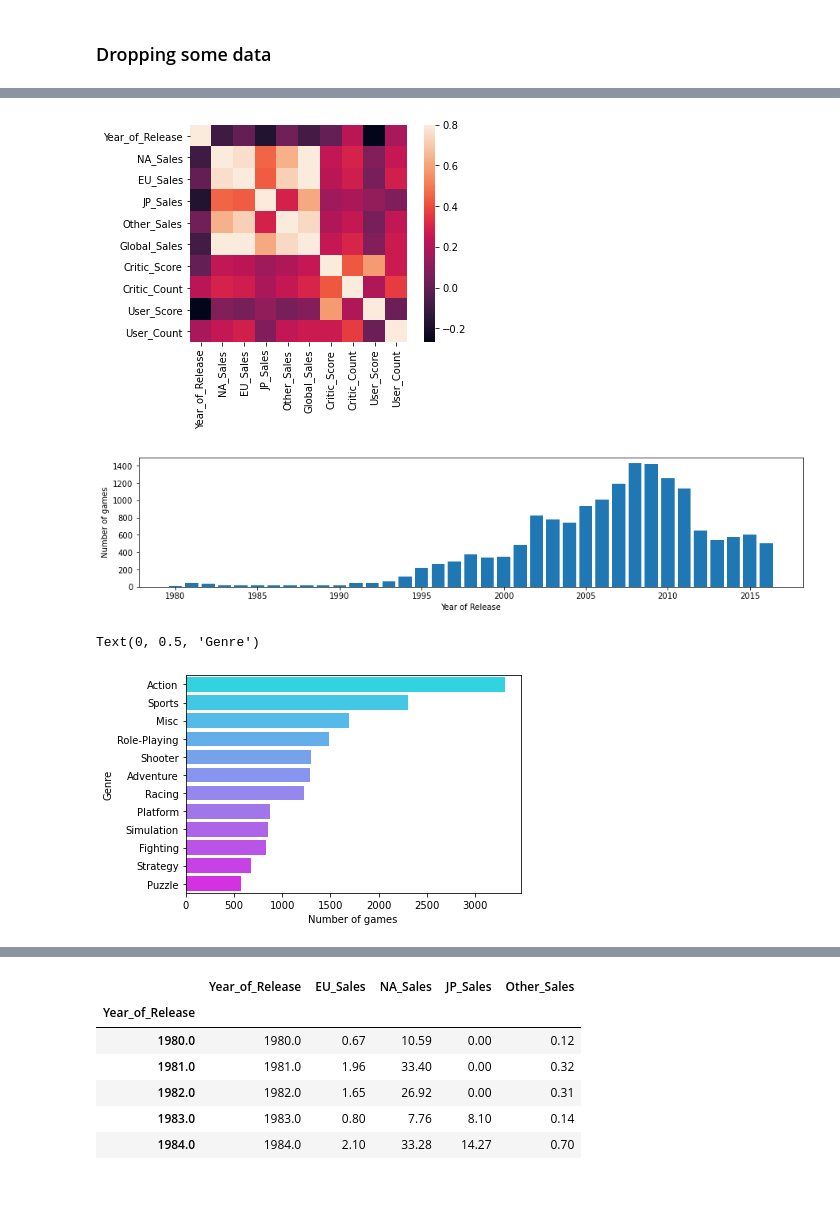
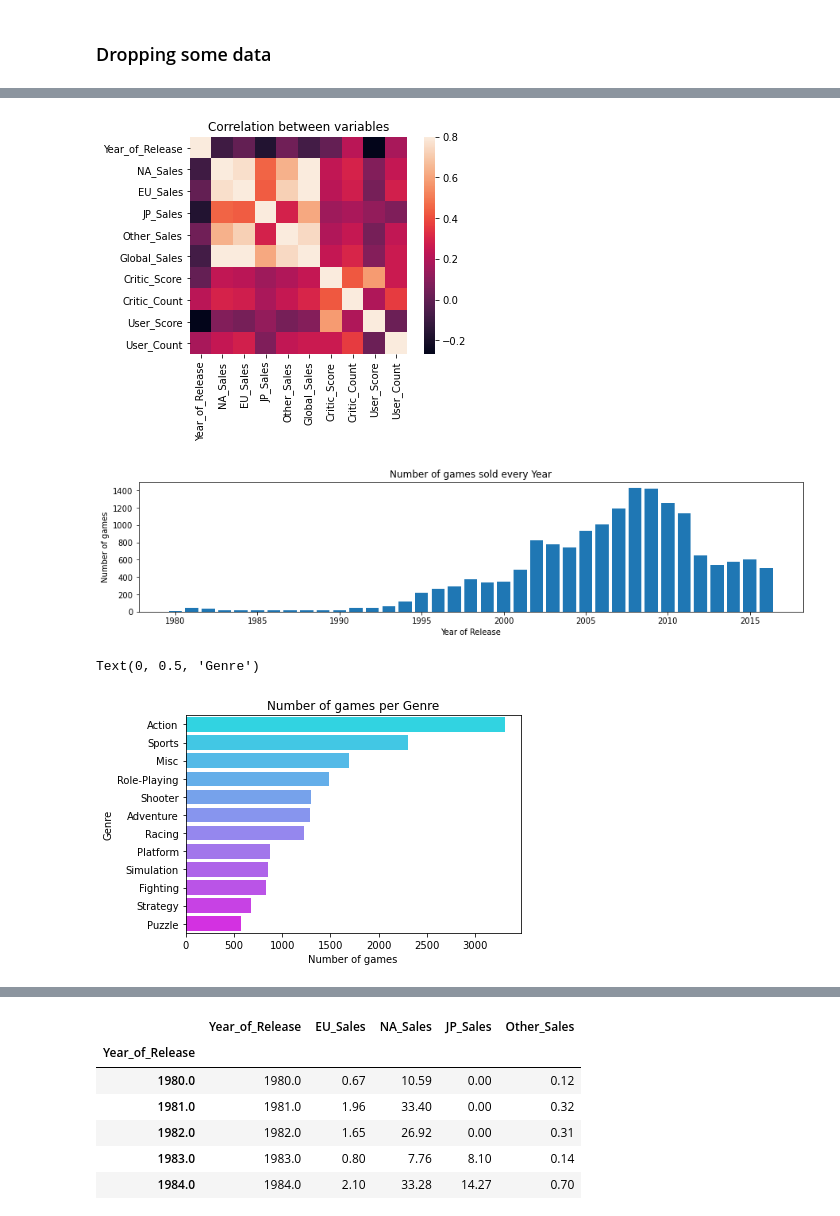
Before and after one commit to Azurolu/dataviz-dash, a Jupyter notebook: notebook (with pip installs)(1)(3).ipynb, the cells around one changed output, grey strips where cells are left out. Saved outputs shown, nothing was run; the diff lists cells and outputs as text; code cells hidden in the pictures; blank space fills up the shorter version.

```diff
--- a/notebook (with pip installs)(1)(3).ipynb
+++ b/notebook (with pip installs)(1)(3).ipynb
@@ -128,30 +129,30 @@ df.describe()
 | max | 2016.000000 | 41.360000 | 28.960000 | 10.220000 | 10.570000 | 82.530000 | 98.000000 | 113.000000 | ... |
 # %%
 corrmat = df.corr()
-fig5 = sns.heatmap(corrmat, vmax=.8, square=True);
+fig5 = sns.heatmap(corrmat, vmax=.8, square=True).set_title('Correlation between variables')
 # %% [output]
-[figure, old version]
+[figure, new version]
 # %%
 x = df['Year_of_Release'].value_counts().keys()
 y = df['Year_of_Release'].value_counts()
 plt.figure(figsize=(15,3))
 fig6 = plt.bar(x,y)
 plt.ylabel("Number of games")
 plt.xlabel("Year of Release")
+plt.title("Number of games sold every Year")
 
 
 plt.show()
-
-# Je pense couper le DF en 2 parties, les annees 80-93 et 93-2020
 # %% [output]
-[figure, old version]
+[figure, new version]
 # %%
-fig3 = sns.barplot(x = df['Genre'].value_counts(), y = df['Genre'].value_counts().keys(), palette="cool")
+fig3 = sns.barplot(x = df['Genre'].value_counts(), y = df['Genre'].value_counts().keys(),
+                   palette="cool").set_title("Number of games per Genre")
 plt.xlabel("Number of games")
 plt.ylabel("Genre")
 # %% [output]
 Text(0, 0.5, 'Genre')
-[figure, old version]
+[figure, new version]
 # %%
 external_stylesheets = ['https://codepen.io/chriddyp/pen/bWLwgP.css']
 app = JupyterDash(__name__, external_stylesheets=external_stylesheets)
```
Also changed, not shown: parts of 12 cells of this notebook.
